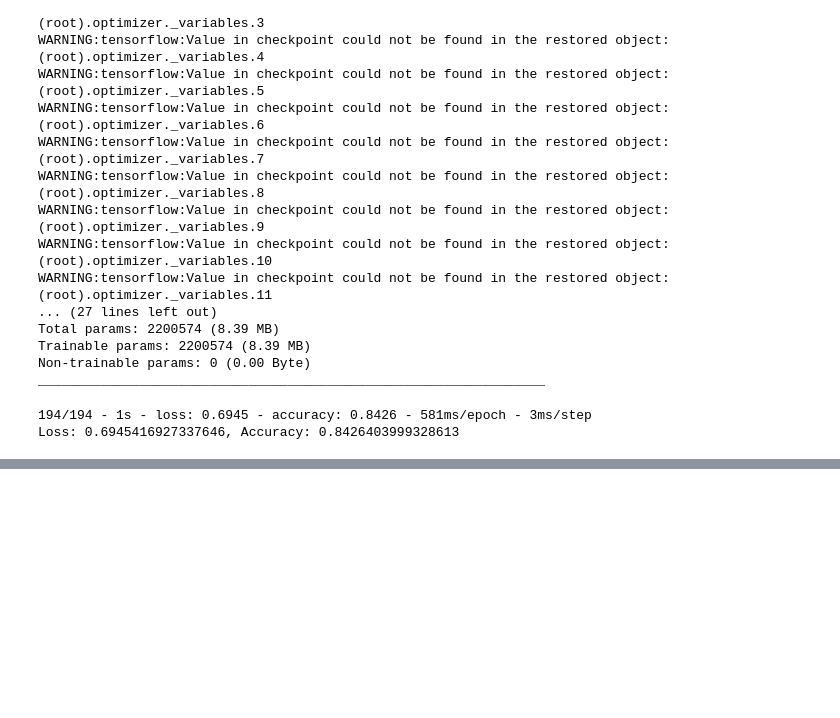
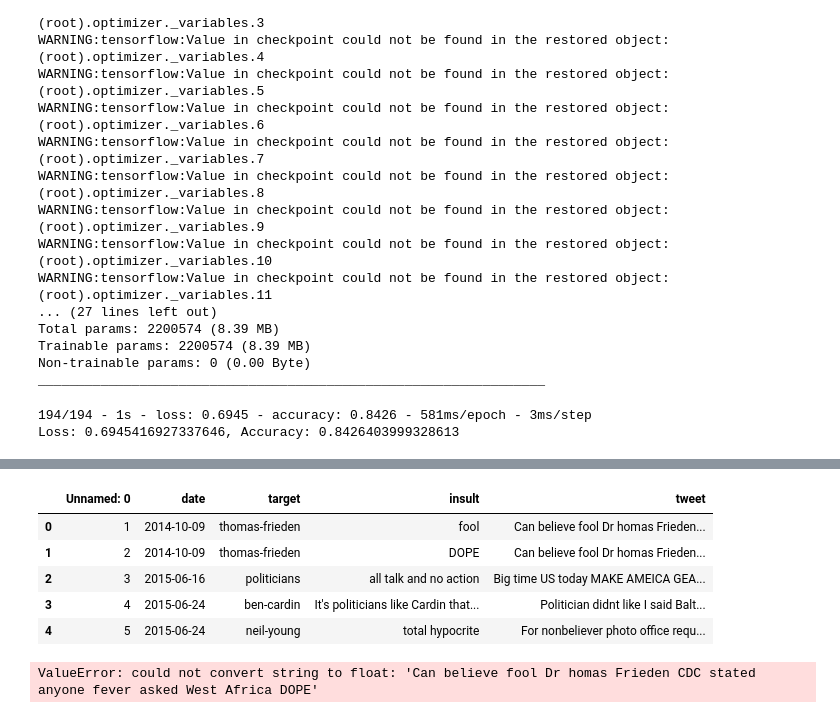
Before and after one commit to MaggyRoseFoote/social-media-analysis-, a Jupyter notebook: ML-Model.ipynb, the cells around one changed output, grey strips where cells are left out. Cells and saved outputs as stored; diff of their text form; code cells hidden in the pictures; blank space fills up the shorter version.

```diff
--- a/ML-Model.ipynb
+++ b/ML-Model.ipynb
@@ -463,0 +463,33 @@ Loss: 4.905143737792969, Accuracy: 0.8374757766723633
+# %%
+#Testing on a new dataset
+new_df = pd.read_csv('Resources/trump_insult_tweets_2014_to_2021.csv')
+# %%
+#remove usernames from dataset to enhance accuracy
+for i in new_df.index:
+    txt = new_df.loc[i]["tweet"]
+    txt=re.sub(r'@[A-Z0-9a-z_:]+','',txt)#replace username-tags
+    txt=re.sub(r'[RT]+','',txt)#replace RT-tags
+    txt=re.sub('https?://[A-Za-z0-9./]+','',txt)#replace URLs
+    new_df.at[i,"tweet"]=txt
+# %%
+new_df['tweet'] = new_df['tweet'].apply(lambda x: remove_punctuations(x))
+new_df['tweet'] = new_df['tweet'].apply(lambda text: remove_stopwords(text))
+new_df.head()
+# %% [output]
+|  | Unnamed: 0 | date | target | insult | tweet |
+| 0 | 1 | 2014-10-09 | thomas-frieden | fool | Can believe fool Dr homas Frieden... |
+| 1 | 2 | 2014-10-09 | thomas-frieden | DOPE | Can believe fool Dr homas Frieden... |
+| 2 | 3 | 2015-06-16 | politicians | all talk and no action | Big time US today MAKE AMEICA GEA... |
+| 3 | 4 | 2015-06-24 | ben-cardin | It's politicians like Cardin that... | Politician didnt like I said Balt... |
+| 4 | 5 | 2015-06-24 | neil-young | total hypocrite | For nonbeliever photo office requ... |
+# %%
+scaler = StandardScaler()
+float_tweet = []
+for tweet in new_df["tweet"]:
+    float(tweet)
+    tweet.append(float_tweet)
+
+float_tweet = float(new_df["tweet"])
+new_data_scaled = scaler.fit_transform(float_tweet)
+# %% [output]
+ValueError: could not convert string to float: 'Can believe fool Dr homas Frieden CDC stated anyone fever asked West Africa DOPE'
```
Also changed, not shown: parts of 5 cells of this notebook.
